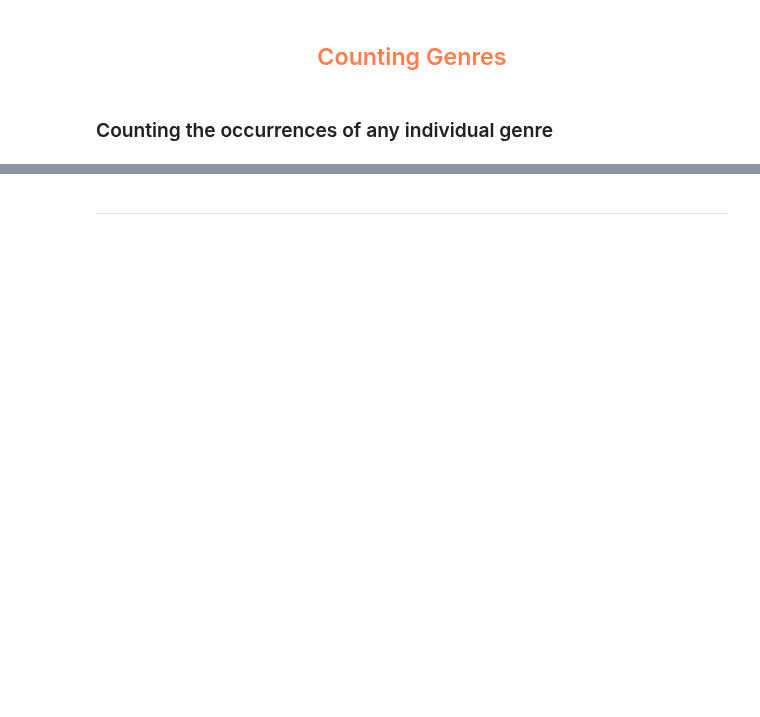
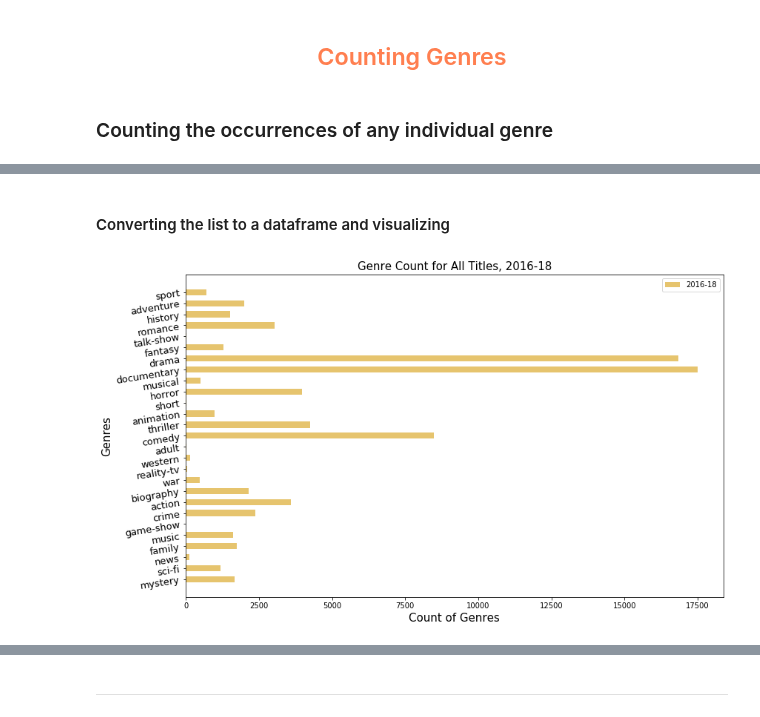
Before and after one commit to jammy-bot/dsc-mod-1-project-v2-1-online-ds-ft-120919, a Jupyter notebook: movies-q3.ipynb, the cells around one changed output, grey strips where cells are left out. Drawn from its saved outputs; the diff is of its cells as text; code cells hidden in the pictures; blank space fills up the shorter version.

```diff
--- a/movies-q3.ipynb
+++ b/movies-q3.ipynb
@@ -124,0 +159,26 @@ for cols in clean_imdb_title_df.columns():
+# %% [markdown]
+#### Converting the list to a dataframe and visualizing
+# %%
+gcdf = genre_counts_df
+
+# defining axes
+x = gcdf.genre
+y = gcdf.genre_count
+
+# creating the figure
+plt.figure(figsize=(13, 8))
+width = 0.55       # the width of the bars
+plt.grid(b=True, which='minor', color='#888888', linestyle='-.')
+plt.barh(x, y, -width, color='goldenrod', align='center', alpha=.65,  label = '2016-18')
+plt.ylim(plt.ylim()[::-1])
+
+# defining labels
+plt.ylabel('Genres', fontsize=15)
+plt.yticks(fontsize=13, rotation=9)
+plt.xlabel('Count of Genres', fontsize=15)
+plt.title(f'Genre Count for All Titles, 2016-18', fontsize=15)
+
+plt.legend()
+plt.show()
+# %% [output]
+[figure, added]
```
Also changed, not shown: parts of 44 cells of this notebook, 3 other files.
